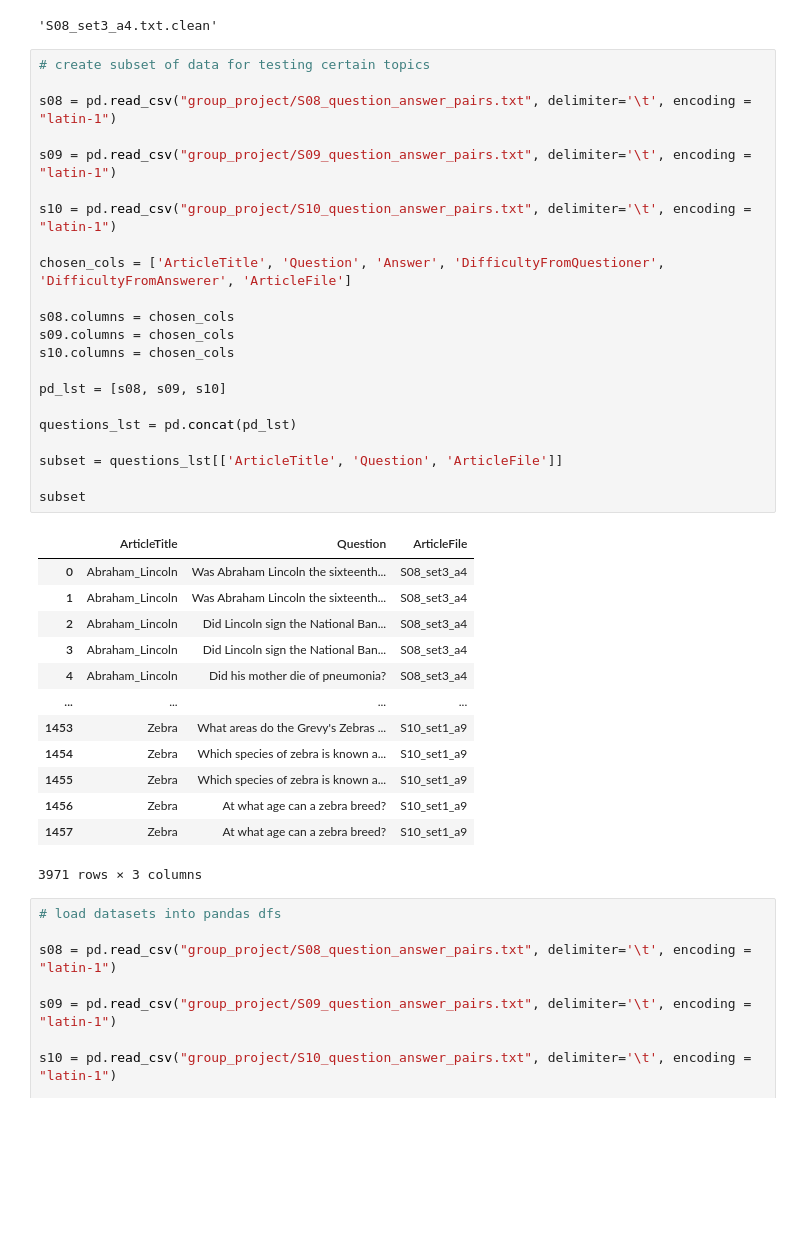
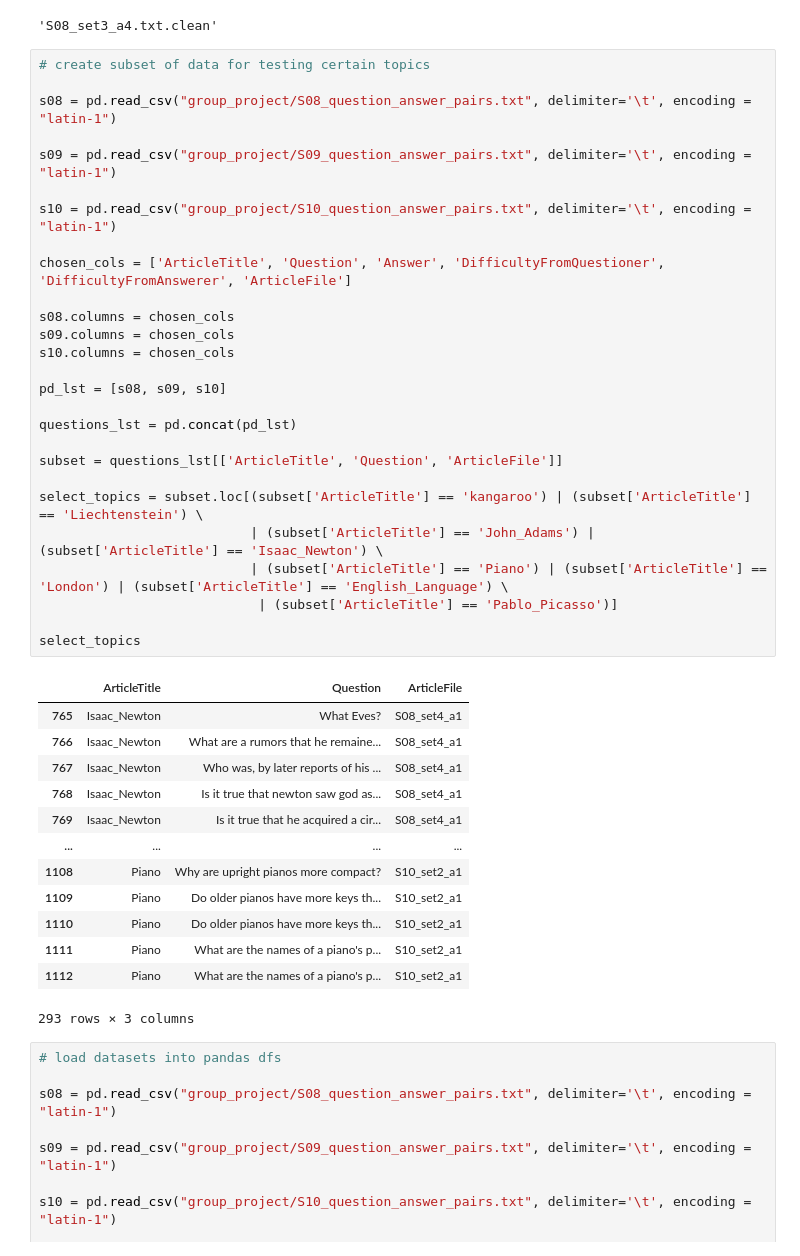
Before and after one commit to ginawelsh/RAGTinyLlama, a Jupyter notebook: baseline_tf_idf.ipynb, the cells around one changed output. Saved outputs shown, nothing was run; the diff lists cells and outputs as text; blank space fills up the shorter version.

Commit message:
add more code that subsets testing data

```diff
--- a/baseline_tf_idf.ipynb
+++ b/baseline_tf_idf.ipynb
@@ -359,39 +359,44 @@ top_cosine
 # %%
 # create subset of data for testing certain topics
 
 s08 = pd.read_csv("group_project/S08_question_answer_pairs.txt", delimiter='\t', encoding = "latin-1")
 
 s09 = pd.read_csv("group_project/S09_question_answer_pairs.txt", delimiter='\t', encoding = "latin-1")
 
 s10 = pd.read_csv("group_project/S10_question_answer_pairs.txt", delimiter='\t', encoding = "latin-1")
 
 chosen_cols = ['ArticleTitle', 'Question', 'Answer', 'DifficultyFromQuestioner', 'DifficultyFromAnswerer', 'ArticleFile']
 
 s08.columns = chosen_cols
 s09.columns = chosen_cols
 s10.columns = chosen_cols
 
 pd_lst = [s08, s09, s10]
 
 questions_lst = pd.concat(pd_lst)
 
 subset = questions_lst[['ArticleTitle', 'Question', 'ArticleFile']]
 
-subset
+select_topics = subset.loc[(subset['ArticleTitle'] == 'kangaroo') | (subset['ArticleTitle'] == 'Liechtenstein') \
+                           | (subset['ArticleTitle'] == 'John_Adams') | (subset['ArticleTitle'] == 'Isaac_Newton') \
+                           | (subset['ArticleTitle'] == 'Piano') | (subset['ArticleTitle'] == 'London') | (subset['ArticleTitle'] == 'English_Language') \
+                            | (subset['ArticleTitle'] == 'Pablo_Picasso')]
+
+select_topics
 # %% [output]
 |  | ArticleTitle | Question | ArticleFile |
-| 0 | Abraham_Lincoln | Was Abraham Lincoln the sixteenth... | S08_set3_a4 |
-| 1 | Abraham_Lincoln | Was Abraham Lincoln the sixteenth... | S08_set3_a4 |
-| 2 | Abraham_Lincoln | Did Lincoln sign the National Ban... | S08_set3_a4 |
-| 3 | Abraham_Lincoln | Did Lincoln sign the National Ban... | S08_set3_a4 |
-| 4 | Abraham_Lincoln | Did his mother die of pneumonia? | S08_set3_a4 |
+| 765 | Isaac_Newton | What Eves? | S08_set4_a1 |
+| 766 | Isaac_Newton | What are a rumors that he remaine... | S08_set4_a1 |
+| 767 | Isaac_Newton | Who was, by later reports of his ... | S08_set4_a1 |
+| 768 | Isaac_Newton | Is it true that newton saw god as... | S08_set4_a1 |
+| 769 | Isaac_Newton | Is it true that he acquired a cir... | S08_set4_a1 |
 | ... | ... | ... | ... |
-| 1453 | Zebra | What areas do the Grevy's Zebras ... | S10_set1_a9 |
-| 1454 | Zebra | Which species of zebra is known a... | S10_set1_a9 |
-| 1455 | Zebra | Which species of zebra is known a... | S10_set1_a9 |
-| 1456 | Zebra | At what age can a zebra breed? | S10_set1_a9 |
-| 1457 | Zebra | At what age can a zebra breed? | S10_set1_a9 |
+| 1108 | Piano | Why are upright pianos more compact? | S10_set2_a1 |
+| 1109 | Piano | Do older pianos have more keys th... | S10_set2_a1 |
+| 1110 | Piano | Do older pianos have more keys th... | S10_set2_a1 |
+| 1111 | Piano | What are the names of a piano's p... | S10_set2_a1 |
+| 1112 | Piano | What are the names of a piano's p... | S10_set2_a1 |
-3971 rows × 3 columns
+293 rows × 3 columns
 # %%
 # load datasets into pandas dfs
 
```
